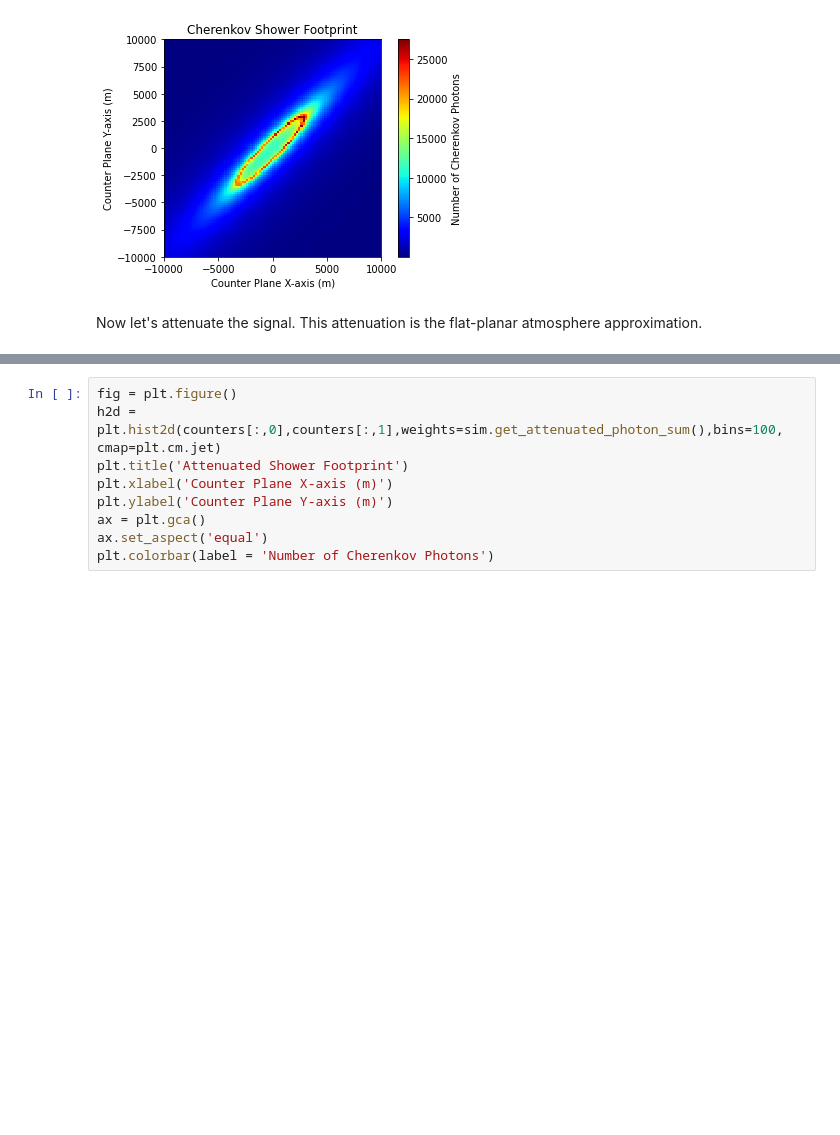
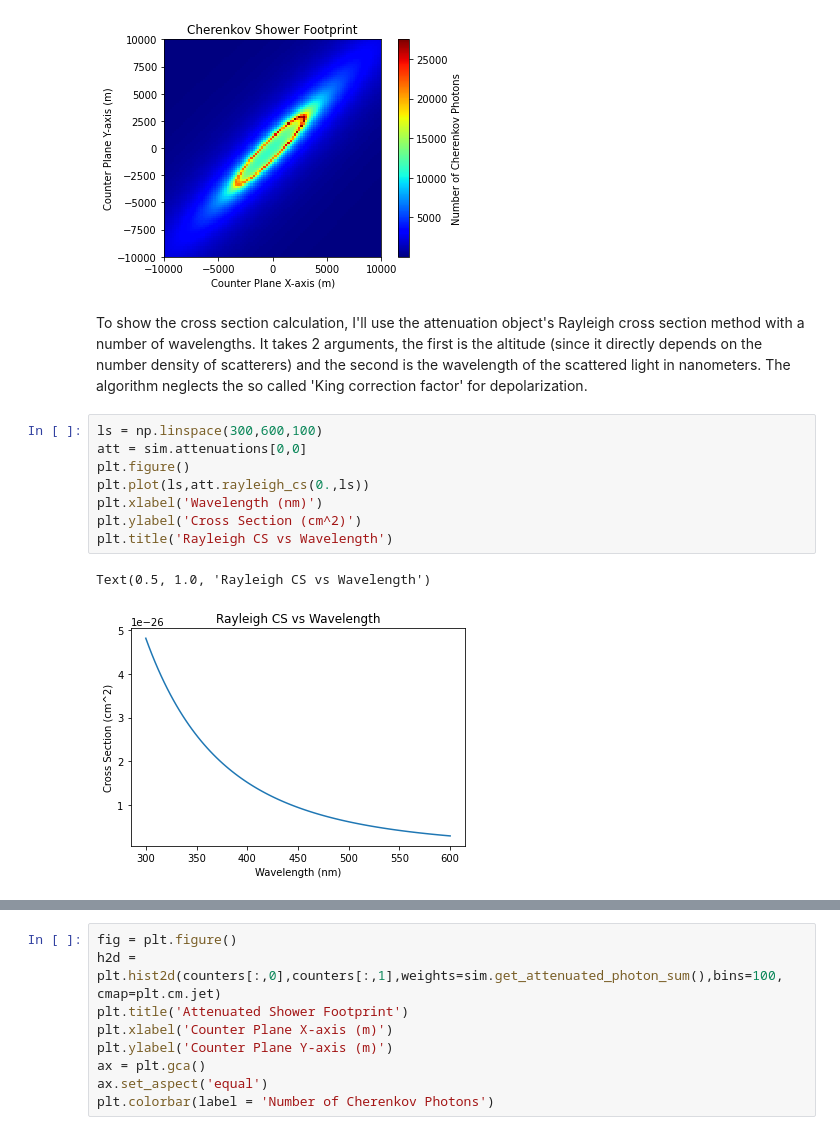
Before and after one commit to ikepc1/CHASM_NuSpacesim, a Jupyter notebook: Attenuation Demo.ipynb, the cells around one changed output, grey strips where cells are left out. Cells and saved outputs as stored; diff of their text form; blank space fills up the shorter version.

Commit message:
Added plots explaining attenuation calculations to notebook.

```diff
--- a/Attenuation Demo.ipynb
+++ b/Attenuation Demo.ipynb
@@ -35,5 +35,16 @@ plt.colorbar(label = 'Number of Cherenkov Photons')
 # %% [output]
 <matplotlib.colorbar.Colorbar at 0x...>
 [figure]
-# %% [markdown]
-Now let's attenuate the signal. This attenuation is the flat-planar atmosphere approximation.
+# %% [markdown]
+To show the cross section calculation, I'll use the attenuation object's Rayleigh cross section method with a number of wavelengths. It takes 2 arguments, the first is the altitude (since it directly depends on the number density of scatterers) and the second is the wavelength of the scattered light in nanometers. The algorithm neglects the so called 'King correction factor' for depolarization.
+# %%
+ls = np.linspace(300,600,100)
+att = sim.attenuations[0,0]
+plt.figure()
+plt.plot(ls,att.rayleigh_cs(0.,ls))
+plt.xlabel('Wavelength (nm)')
+plt.ylabel('Cross Section (cm^2)')
+plt.title('Rayleigh CS vs Wavelength')
+# %% [output]
+Text(0.5, 1.0, 'Rayleigh CS vs Wavelength')
+[figure, added]
```
Also changed, not shown: parts of 4 cells of this notebook.
